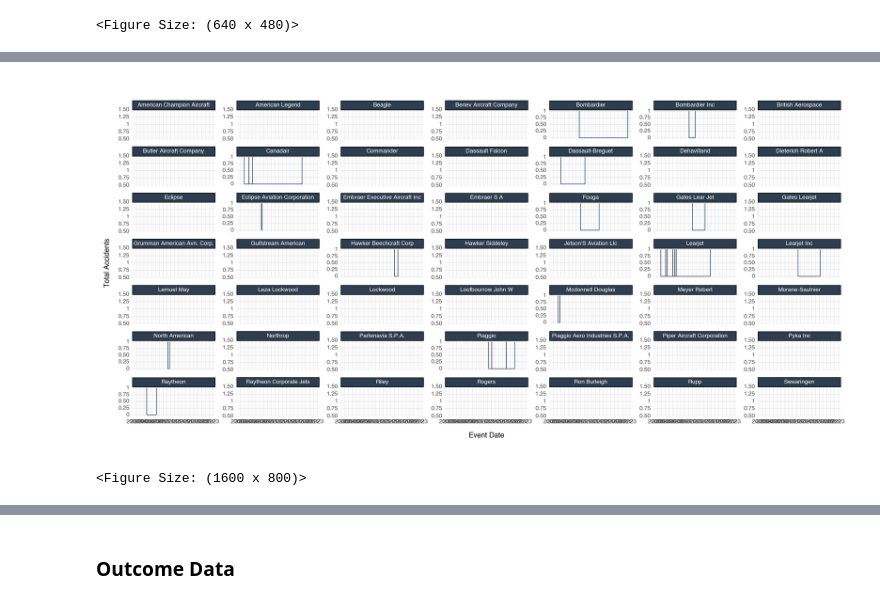
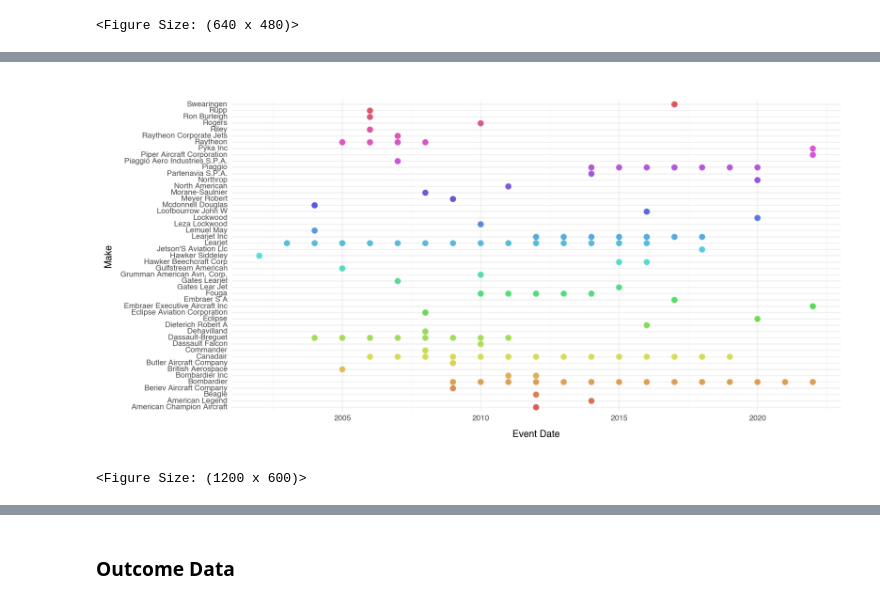
Before and after one commit to orcuncanlilar/aircraft-selection-strategy, a Jupyter notebook: aircraft_selection_strategy.ipynb, the cells around one changed output, grey strips where cells are left out. Drawn from its saved outputs; the diff is of its cells as text; code cells hidden in the pictures.

```diff
--- a/aircraft_selection_strategy.ipynb
+++ b/aircraft_selection_strategy.ipynb
@@ -234,6 +228,6 @@ Name: count, dtype: int64
 # %%
-date_df = aviation_data_filtered_by_least_risky_injured_score.groupby(['Make','Model']).max()['Event Date'].sort_values(ascending=False).reset_index()
-# create a new column days since last accident
+max_date = datetime.today()
+date_df = aviation_data_filtered_by_least_risky_injured_score.groupby(['Make', 'Model']).max()['Event Date'].sort_values(ascending=False).reset_index()
+date_df['Event Date'] = pd.to_datetime(date_df['Event Date'])
 date_df['Days Since Last Accident'] = (max_date - date_df['Event Date']).dt.days
-date_df.sort_values(by='Days Since Last Accident', ascending=False, inplace=True)
-date_df.head(10)
+date_filtered_df = date_df.sort_values(by='Days Since Last Accident', ascending=False)
@@ -277,0 +234,13 @@ plot
+# %%
+new = date_filtered_df\
+    .groupby('Make')\
+    .summarize_by_time(
+        date_column = 'Event Date',
+        value_column = 'Days Since Last Accident',
+        freq = 'Y',
+        agg_func = 'sum',
+        wide_format = False
+    )
+new['Event Date'] = new['Event Date'].dt.year
+
+new
@@ -278,21 +261,19 @@ plot
 # %%
+
 ggplot(
-    mapping = aes('Event Date','Total Accidents',color = 'Make'),
-    data = plot
+    mapping = aes('Event Date','Make',color='Make'),
+    data = new
 )\
-+ geom_line(color = "#2C3E50")\
-+ facet_wrap('Make',scales='free_y')\
-+ scale_x_datetime(date_labels = '%Y',date_breaks='1 years')\
-+ scale_color_cmap_d()\
++ geom_point(size=3)\
 + theme_minimal()\
 + theme(
     strip_background = element_rect(fill = "#2c3e50"),
     strip_text       = element_text(color = "white"),
     legend_position = 'none',
-    figure_size = (16,8),
+    figure_size = (12,6),
     subplots_adjust = {'wspace' : 0.25},
     plot_title = element_text(ha='center')
 )
 # %% [output]
-[figure, old version]
+[figure, new version]
-<Figure Size: (1600 x 800)>
+<Figure Size: (1200 x 600)>
```
Also changed, not shown: parts of 50 cells of this notebook.
